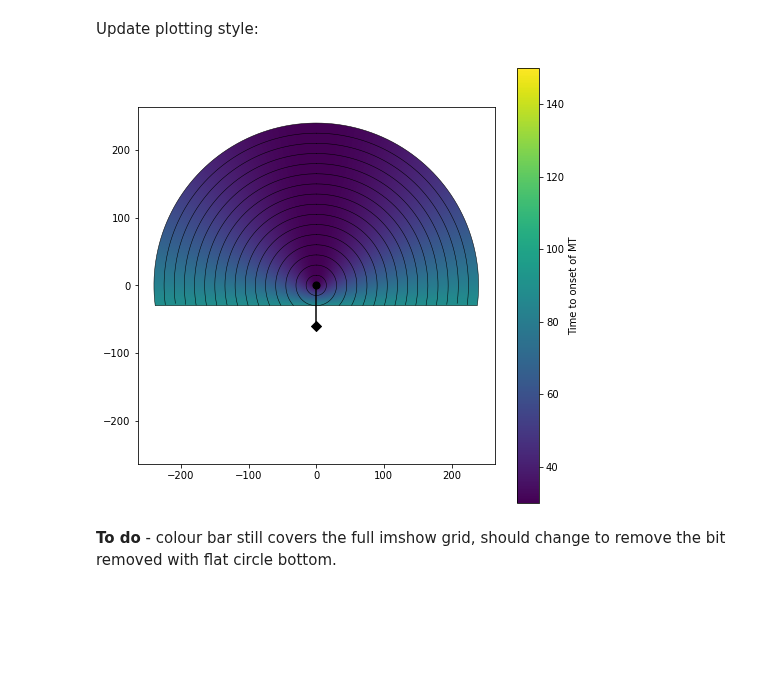
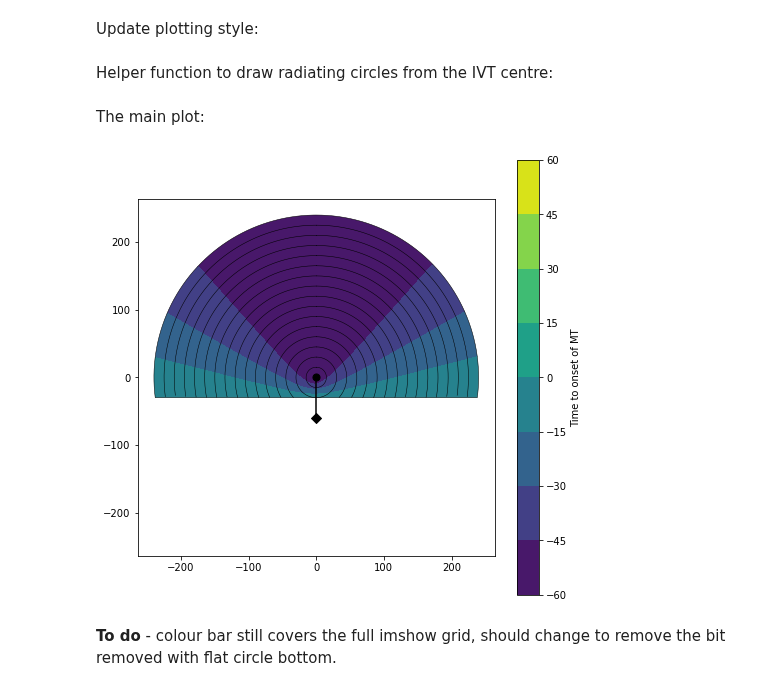
Before and after one commit to samuel-book/stroke_outcome, a Jupyter notebook: geography.ipynb, the cells around one changed output. Cells and saved outputs as stored; diff of their text form; code cells hidden in the pictures; blank space fills up the shorter version.

```diff
--- a/geography.ipynb
+++ b/geography.ipynb
@@ -21,7 +40,11 @@ plt.style.use('seaborn-colorblind')
 # %% [markdown]
 Change these parameters:
 # %%
-time_travel_ivt_to_mt = 60
+# Only calculate travel times up to this x and y displacement:
 time_travel_max       = 240
 
-grid_step = 1
+# Change how granular the grid is.
+grid_step = 5 # minutes
+
+# Make the grid a bit larger than the max travel time:
+grid_xy_max = time_travel_max + grid_step*2
@@ -58,10 +85,10 @@ grid_time_travel_directly_to_mt = np.sqrt(grid_xx**2.0 + grid_yy**2.0)
 # %% [markdown]
 ## Plot the grids
 # %%
-extent = [-time_travel_max - grid_step*0.5,
-          +time_travel_max - grid_step*0.5,
-          -time_travel_max - grid_step*0.5,
-          +time_travel_max - grid_step*0.5]
+extent = [-grid_xy_max - grid_step*0.5,
+          +grid_xy_max - grid_step*0.5,
+          -grid_xy_max - grid_step*0.5,
+          +grid_xy_max - grid_step*0.5]
 # %%
 vmin = 0
 vmax = np.max([grid_time_travel_directly_to_ivt,
@@ -282,11 +155,13 @@ Update plotting style:
 time_step_circle = 15
 circ_linewidth = 0.5
 grid_cmap = 'viridis'
+# %% [markdown]
+Helper function to draw radiating circles from the IVT centre:
 # %%
 def make_coords_truncated_circle(time_travel_max, time_travel_ivt_to_mt,
                                  trunc_val=None, n_coords=360):
     # Find the point halfway between the treatment centres:
-    y_halfway = -0.5*time_travel_ivt_to_mt
+    y_halfway = -0.5*fixed_times['travel_ivt_to_mt']
     if trunc_val == None:
         trunc_val = y_halfway
 
@@ -299,15 +174,17 @@ def make_coords_truncated_circle(time_travel_max, time_travel_ivt_to_mt,
     y_circ[np.where(y_circ < y_halfway)] = trunc_val
 
     return x_circ, y_circ
+# %% [markdown]
+The main plot:
 # %%
 fig, ax = plt.subplots(figsize=(8,8))
 
 # ----- Treatment centres -----
 # Mark the treatment centre locations:
-ax.scatter(0,0, marker='o', color='k', s=50)
-ax.scatter(0,-time_travel_ivt_to_mt, marker='D', color='k', s=50)
+ax.scatter(0,0, marker='o', color='k', s=50, zorder=5)
+ax.scatter(0,-fixed_times['travel_ivt_to_mt'], marker='D', color='k', s=50)
 # And draw a connecting line:
-ax.plot([0,0], [0,-time_travel_ivt_to_mt], color='k')
+ax.plot([0,0], [0,-fixed_times['travel_ivt_to_mt']], color='k')
 
 
 # ----- Radiating circles -----
@@ -320,43 +197,53 @@ for travel_time in circle_times:
     if travel_time<time_travel_max:
         # Don't show the flat bottom line (gets thickened)
         trunc_val = np.NaN
     else:
         # Show the flat bottom line
         trunc_val = None
     # Define coordinates of the travel time circle.
     x_circ, y_circ = make_coords_truncated_circle(
-        travel_time, time_travel_ivt_to_mt, trunc_val=trunc_val)
+        travel_time, fixed_times['travel_ivt_to_mt'], trunc_val=trunc_val)
 
     if travel_time<time_travel_max:
         ax.plot(x_circ, y_circ, color='k', linewidth=circ_linewidth)
     else:
         # Make a patch using these coordinates.
         # Use np.stack to get a series of ((x,y), (x,y), ... (x,y)) coords.
         circle_path  = Path(np.stack((x_circ,y_circ),axis=1))
         circle_patch = PathPatch(circle_path,
                                  edgecolor='k', facecolor='None',
                                  linewidth = circ_linewidth)
         # Draw the patch:
         ax.add_patch(circle_patch)
 
 
 # ----- Grid of times -----
-# Draw the grid as usual:
-imshow_grid = ax.imshow(grid_time_patient1_diff, origin='lower',
-                        extent=extent, cmap='viridis')
-# Remove everything outside the biggest radiating circle:
-imshow_grid.set_clip_path(circle_patch)
-# Colourbar:
-plt.colorbar(imshow_grid, ax=ax, label='Time to onset of MT')
-
+imshow = 0
+if imshow>0:
+    # Draw the grid as usual:
+    imshow_grid = ax.imshow(grid_time_travel_directly_diff, origin='lower',
+                            extent=extent, cmap='viridis')
+    # Remove everything outside the biggest radiating circle:
+    imshow_grid.set_clip_path(circle_patch)
+    # Colourbar:
+    plt.colorbar(imshow_grid, ax=ax, label='Time to onset of MT')
+else:
+    # Draw the grid as usual:
+    contours = ax.contourf(grid_time_travel_directly_diff, origin='lower',
+                            extent=extent, cmap='viridis')
+    # Remove everything outside the biggest radiating circle:
+    for line in contours.collections:
+        line.set_clip_path(circle_patch)
+    # Colourbar:
+    plt.colorbar(contours, ax=ax, label='Time to onset of MT')
 
 # ----- Other setup -----
 ax.set_aspect('equal')
 ax.set_xlim(-time_travel_max*1.1, time_travel_max*1.1)
 ax.set_ylim(-time_travel_max*1.1, time_travel_max*1.1)
 plt.show()
 # %% [output]
-[figure, old version]
+[figure, new version]
 # %% [markdown]
 __To do__ - colour bar still covers the full imshow grid, should change to remove the bit removed with flat circle bottom.
 # %% [markdown]
```
Also changed, not shown: parts of 46 cells of this notebook.
